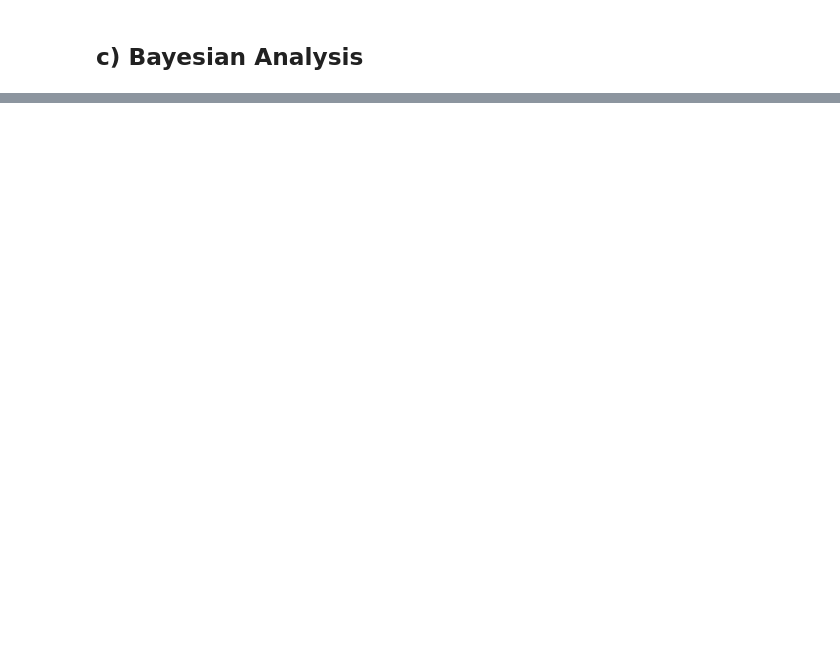
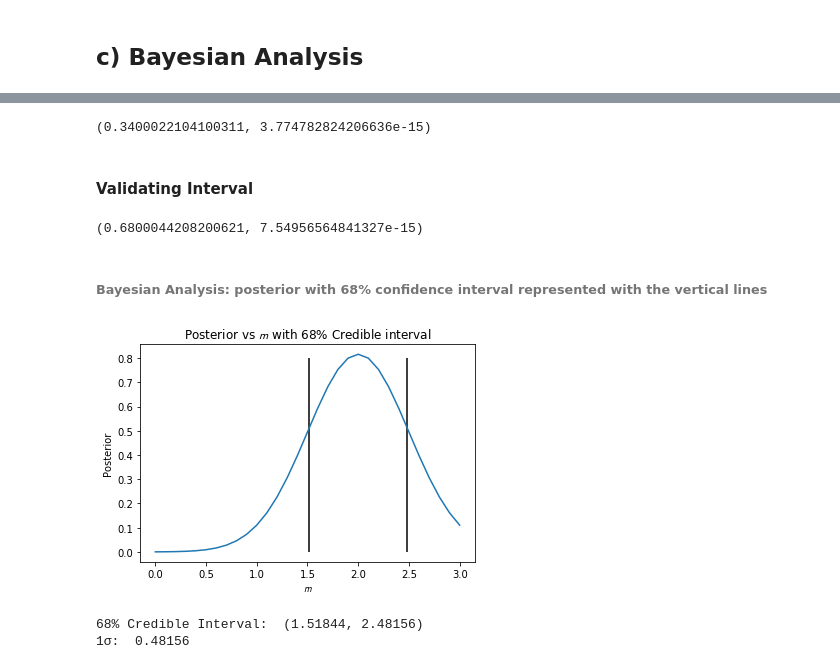
Before and after one commit to Dimple10/Astr540, a Jupyter notebook: Final Project.ipynb, the cells around one changed output, grey strips where cells are left out. Saved outputs shown, nothing was run; the diff lists cells and outputs as text; code cells hidden in the pictures; blank space fills up the shorter version.

```diff
--- a/Final Project.ipynb
+++ b/Final Project.ipynb
@@ -290,0 +240,34 @@ round((interval[1]-interval[0])/2,5)
+# %%
+lower_val = 2-(upper_val-2)
+# %%
+# lower_val = 1.51844
+down_interval_val=quad(lambda m: normal_posterior(m,prior), lower_val,2)
+down_interval_val
+# %% [output]
+(0.3400022104100311, 3.774782824206636e-15)
+# %% [markdown]
+#### Validating Interval
+# %%
+interval=(lower_val,upper_val)
+# %%
+conf = quad(lambda m: normal_posterior(m,prior), *interval)
+conf
+# %% [output]
+(0.6800044208200621, 7.54956564841327e-15)
+# %% [markdown]
+###### Bayesian Analysis: posterior with 68% confidence interval represented with the vertical lines
+# %%
+m = np.arange(0, 3.1, 0.1)
+plt.plot(m, posterior)
+plt.vlines(interval, 0, 0.8)
+plt.title('Posterior vs $\mathcal{m}$ with 68% Credible interval')
+plt.xlabel('$\mathcal{m}$')
+plt.ylabel('Posterior')
+plt.show()
+
+print('68% Credible Interval: ', tuple(map(lambda x: round(x, 5), interval)))
+print('1\u03C3: ', round((interval[1]-interval[0])/2, 5))
+# %% [output]
+[figure, added]
+68% Credible Interval:  (1.51844, 2.48156)
+1σ:  0.48156
```
Also changed, not shown: parts of 63 cells of this notebook.
